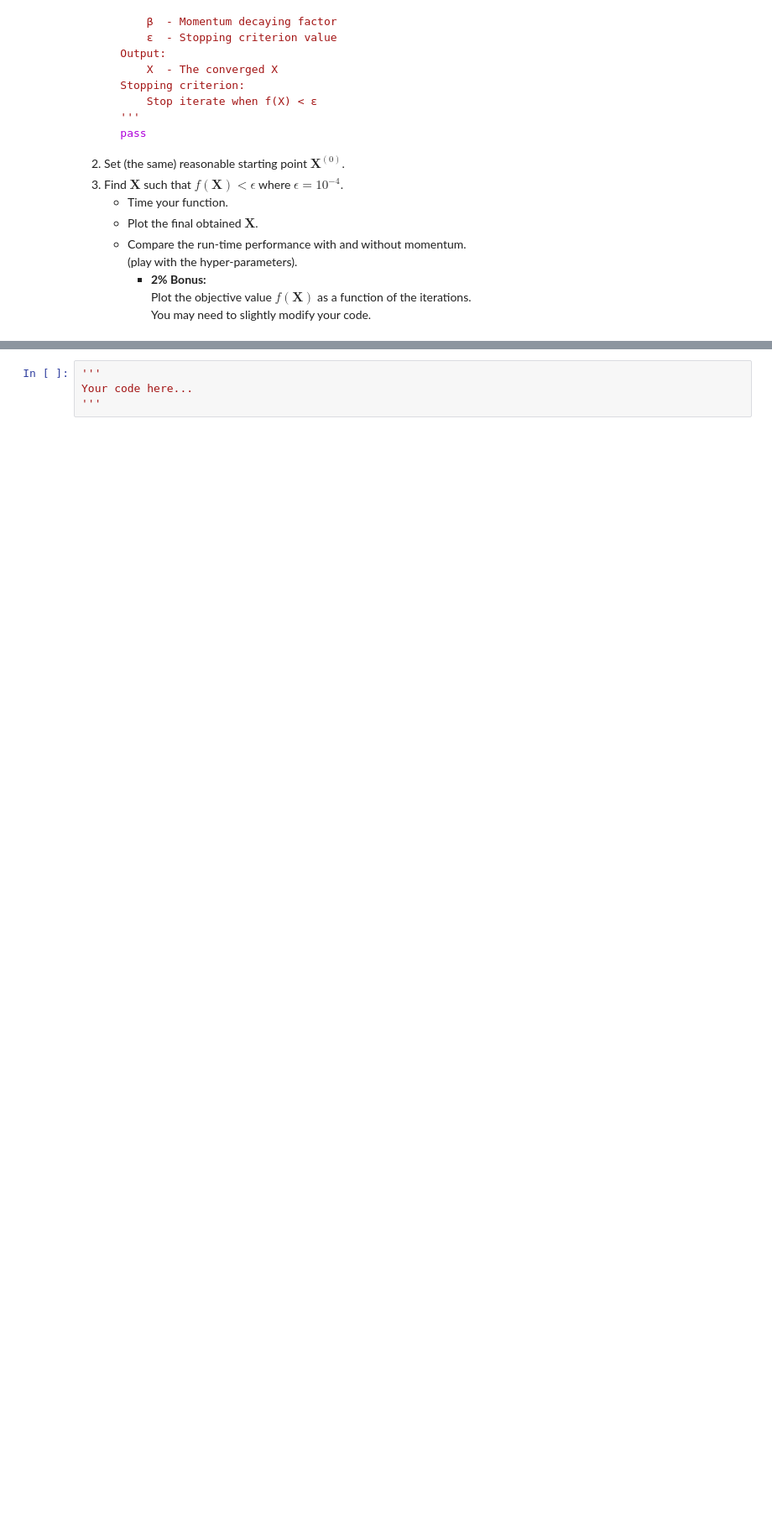
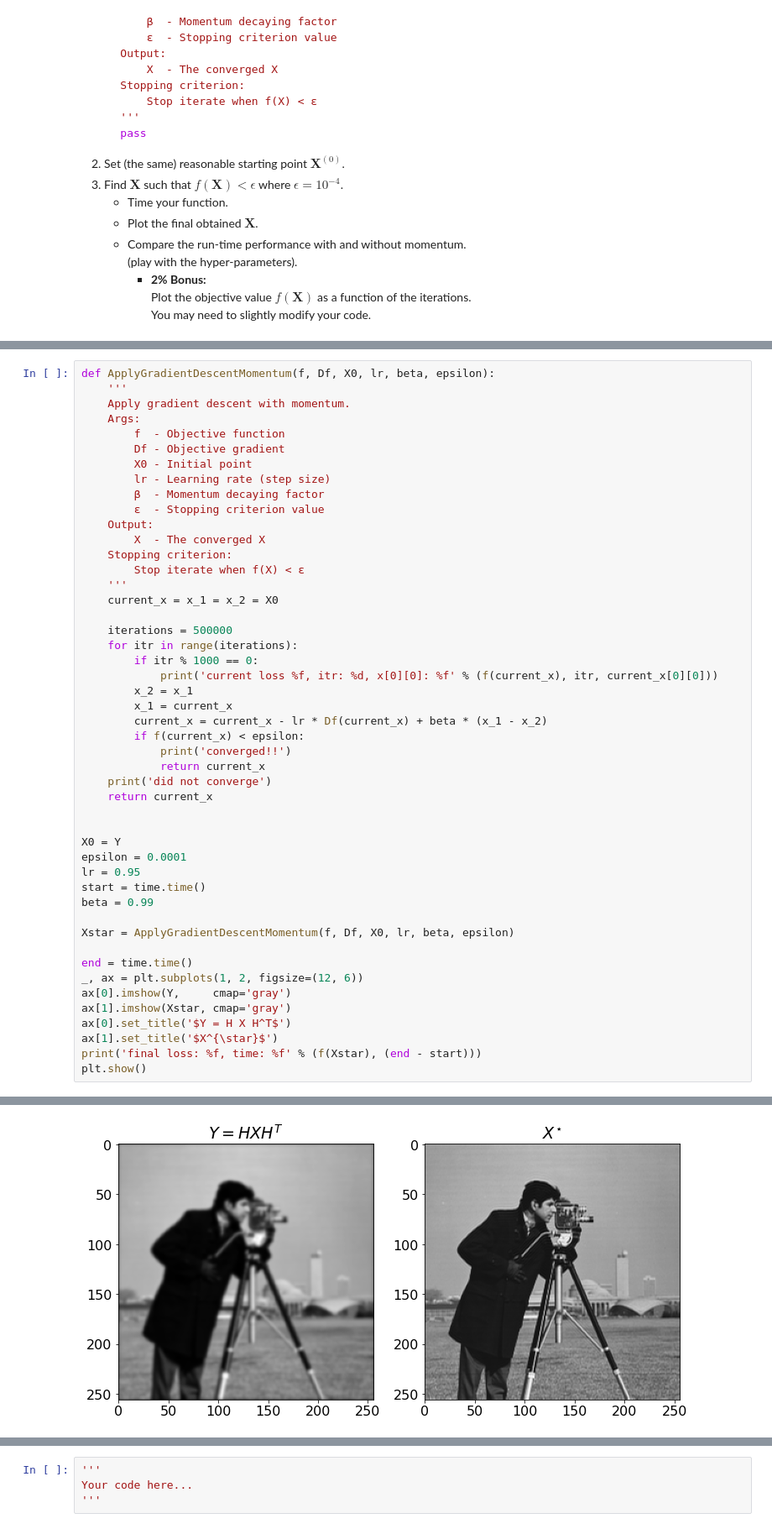
Before and after one commit to alonbar/unsupervised-learning, a Jupyter notebook: ProblemSet1/ProblemSet1.ipynb, the cells around one changed output, grey strips where cells are left out. Shown at 84% size. Saved outputs shown, nothing was run; the diff lists cells and outputs as text; blank space fills up the shorter version.

```diff
--- a/ProblemSet1/ProblemSet1.ipynb
+++ b/ProblemSet1/ProblemSet1.ipynb
@@ -189,0 +329,49 @@ Your code here...
+# %%
+def ApplyGradientDescentMomentum(f, Df, X0, lr, beta, epsilon):
+    '''
+    Apply gradient descent with momentum.
+    Args:
+        f  - Objective function
+        Df - Objective gradient
+        X0 - Initial point
+        lr - Learning rate (step size)
+        β  - Momentum decaying factor
+        ε  - Stopping criterion value
+    Output:
+        X  - The converged X
+    Stopping criterion:
+        Stop iterate when f(X) < ε
+    '''
+    current_x = x_1 = x_2 = X0
+
+    iterations = 500000
+    for itr in range(iterations):
+        if itr % 1000 == 0:
+            print('current loss %f, itr: %d, x[0][0]: %f' % (f(current_x), itr, current_x[0][0]))
+        x_2 = x_1
+        x_1 = current_x
+        current_x = current_x - lr * Df(current_x) + beta * (x_1 - x_2)
+        if f(current_x) < epsilon:
+            print('converged!!')
+            return current_x
+    print('did not converge')
+    return current_x
+
+
+X0 = Y
+epsilon = 0.0001
+lr = 0.95
+start = time.time()
+beta = 0.99
+
+Xstar = ApplyGradientDescentMomentum(f, Df, X0, lr, beta, epsilon)
+
+end = time.time()
+_, ax = plt.subplots(1, 2, figsize=(12, 6))
+ax[0].imshow(Y,     cmap='gray')
+ax[1].imshow(Xstar, cmap='gray')
+ax[0].set_title('$Y = H X H^T$')
+ax[1].set_title('$X^{\star}$')
+print('final loss: %f, time: %f' % (f(Xstar), (end - start)))
+plt.show()
+# %% [output]
@@ -190,3 +395,4 @@ Your code here...
+[figure, added]
 # %% [markdown]
 ------------------------------------------------------------------------------------------------------
 # 2. Clustering
```
Also changed, not shown: parts of 14 cells of this notebook, 1 other file.
